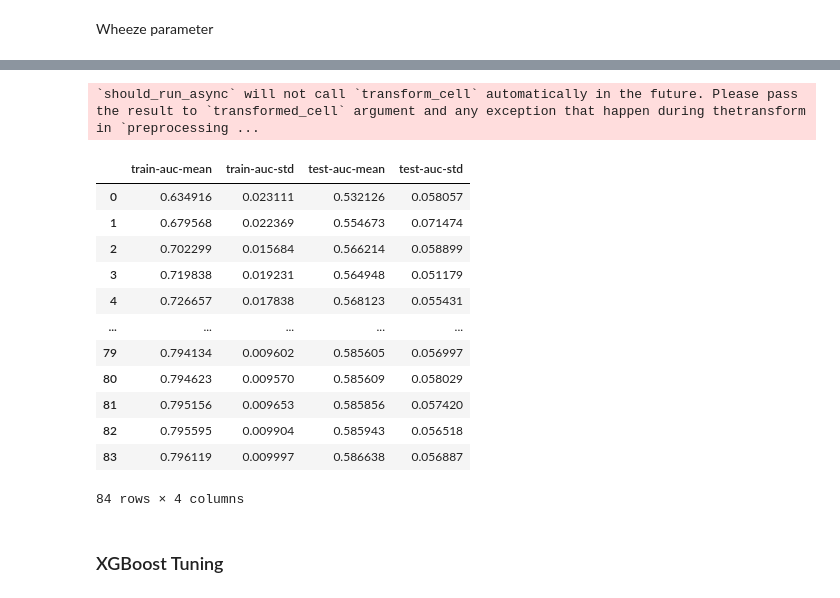
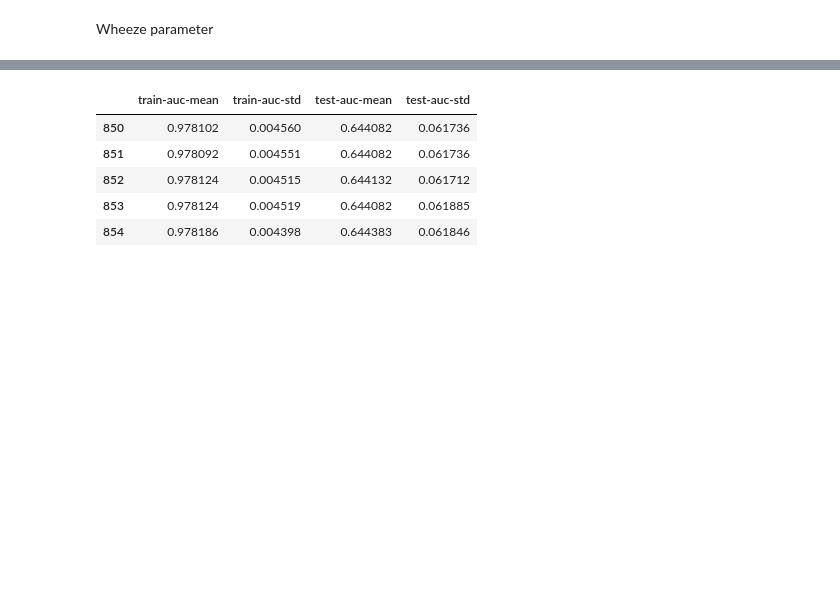
Before and after one commit to nus-mornin-lab/gusto_allergy, a Jupyter notebook: data_analysis/xgboost_ga.ipynb, the cells around one changed output, grey strips where cells are left out. Saved outputs shown, nothing was run; the diff lists cells and outputs as text; code cells hidden in the pictures; blank space fills up the shorter version.

```diff
--- a/data_analysis/xgboost_ga.ipynb
+++ b/data_analysis/xgboost_ga.ipynb
@@ -148,5 +129,4 @@ X.head()
 # %%
-pd.set_option("display.max_columns", None)
-X_train, X_test, y_train, y_test = train_test_split(X, y, stratify=y, random_state=22)
-X_train
+X_train, X_test, y_train, y_test = train_test_split(X, y, stratify=y, random_state=24)
+X_train.head()
 # %% [output]
@@ -183,9 +154,9 @@ dX= xgb.DMatrix(X, y, enable_categorical=True)
 dtrain = xgb.DMatrix(X_train, y_train, enable_categorical=True)
 dtest = xgb.DMatrix(X_test, y_test, enable_categorical=True)
 
-param = {"tree_method": "approx", 'max_depth':3, 'min_child_weight': 1, 'objective':'binary:logistic', 'eval_metric': 'auc',
-"eta": 0.01, "subsample": 0.7, 'colsample_bytree': 0.6, 'gamma': 3.3, 'reg_alpha': 1, 'reg_lambda': 3,
+param = {"tree_method": "approx", 'max_depth':4, 'min_child_weight': 5, 'objective':'binary:logistic', 'eval_metric': 'auc',
+"eta": 0.01, "subsample": 0.8, 'colsample_bytree': 0.9, 'gamma': 2.1, 'reg_alpha': 0.03, 'reg_lambda': 0.01,
     "base_score": np.mean(y_train)}
 eval = [(dtrain, "train"), (dtest, "test")]
-booster = xgb.train(param, dtrain, 1500, evals=eval, verbose_eval=20, early_stopping_rounds=400)
+booster = xgb.train(param, dtrain, 1500, evals=eval, verbose_eval=20, early_stopping_rounds=120)
 # %% [output]
@@ -231,9 +193,9 @@ dX= xgb.DMatrix(X, y, enable_categorical=True)
 dtrain = xgb.DMatrix(X_train, y_train, enable_categorical=True)
 dtest = xgb.DMatrix(X_test, y_test, enable_categorical=True)
 
-param = {"tree_method": "approx", 'max_depth':3, 'min_child_weight': 2, 'objective':'binary:logistic', 'eval_metric': 'auc',
-"eta": 0.01, "subsample": 1, 'colsample_bytree': 0.8, 'gamma': 1.4, 'reg_alpha': 0, 'reg_lambda': 1,
+param = {"tree_method": "approx", 'max_depth':3, 'min_child_weight': 3, 'objective':'binary:logistic', 'eval_metric': 'auc',
+"eta": 0.01, "subsample": 1, 'colsample_bytree': 0.7, 'gamma': 2.4, 'reg_alpha': 0, 'reg_lambda': 1,
     "base_score": np.mean(y_train)}
 eval = [(dtrain, "train"), (dtest, "test")]
-booster = xgb.train(param, dtrain, 1500, evals=eval, verbose_eval=20, early_stopping_rounds=250)
+booster = xgb.train(param, dtrain, 1500, evals=eval, verbose_eval=20, early_stopping_rounds=30)
 # %% [output]
@@ -270,9 +224,9 @@ dX= xgb.DMatrix(X, y, enable_categorical=True)
 dtrain = xgb.DMatrix(X_train, y_train, enable_categorical=True)
 dtest = xgb.DMatrix(X_test, y_test, enable_categorical=True)
 
-param = {"tree_method": "approx", 'max_depth':5, 'min_child_weight': 9, 'objective':'binary:logistic', 'eval_metric': 'auc',
-"eta": 0.01, "subsample": 0.8, 'colsample_bytree': 0.9, 'gamma': 3.9, 'reg_alpha': 3, 'reg_lambda': 0.1,
+param = {"tree_method": "approx", 'max_depth':5, 'min_child_weight': 6, 'objective':'binary:logistic', 'eval_metric': 'auc',
+"eta": 0.01, "subsample": 0.7, 'colsample_bytree': 0.6, 'gamma': 3.4, 'reg_alpha': 0.1, 'reg_lambda': 0.3,
     "base_score": np.mean(y_train)}
 eval = [(dtrain, "train"), (dtest, "test")]
-booster = xgb.train(param, dtrain, 1500, evals=eval, verbose_eval=20, early_stopping_rounds=600)
+booster = xgb.train(param, dtrain, 1500, evals=eval, verbose_eval=20, early_stopping_rounds=100)
 # %% [output]
@@ -303,23 +240,13 @@ pandas.Int64Index is deprecated and will be removed from pandas in a future vers
 # %%
 cv = RepeatedStratifiedKFold(n_splits=5, n_repeats=3, random_state=1)
 cv_auc = xgb.cv(dtrain=dtrain, params=param, folds=cv, shuffle=True, seed=42,
-                    num_boost_round=1000, early_stopping_rounds=50, metrics="auc")
-cv_auc
+                    num_boost_round=1000, early_stopping_rounds=100, metrics="auc")
+cv_auc.tail()
 # %% [output]
-`should_run_async` will not call `transform_cell` automatically in the future. Please pass the result to `transformed_cell` argument and any exception that happen during thetransform in `preprocessing ...
 |  | train-auc-mean | train-auc-std | test-auc-mean | test-auc-std |
-| 0 | 0.634916 | 0.023111 | 0.532126 | 0.058057 |
-| 1 | 0.679568 | 0.022369 | 0.554673 | 0.071474 |
-| 2 | 0.702299 | 0.015684 | 0.566214 | 0.058899 |
-| 3 | 0.719838 | 0.019231 | 0.564948 | 0.051179 |
-| 4 | 0.726657 | 0.017838 | 0.568123 | 0.055431 |
-| ... | ... | ... | ... | ... |
-| 79 | 0.794134 | 0.009602 | 0.585605 | 0.056997 |
-| 80 | 0.794623 | 0.009570 | 0.585609 | 0.058029 |
-| 81 | 0.795156 | 0.009653 | 0.585856 | 0.057420 |
-| 82 | 0.795595 | 0.009904 | 0.585943 | 0.056518 |
-| 83 | 0.796119 | 0.009997 | 0.586638 | 0.056887 |
+| 850 | 0.978102 | 0.004560 | 0.644082 | 0.061736 |
+| 851 | 0.978092 | 0.004551 | 0.644082 | 0.061736 |
+| 852 | 0.978124 | 0.004515 | 0.644132 | 0.061712 |
+| 853 | 0.978124 | 0.004519 | 0.644082 | 0.061885 |
+| 854 | 0.978186 | 0.004398 | 0.644383 | 0.061846 |
-84 rows × 4 columns
-# %% [markdown]
-### XGBoost Tuning
 # %%
```
Also changed, not shown: parts of 54 cells of this notebook, 5 other files.
